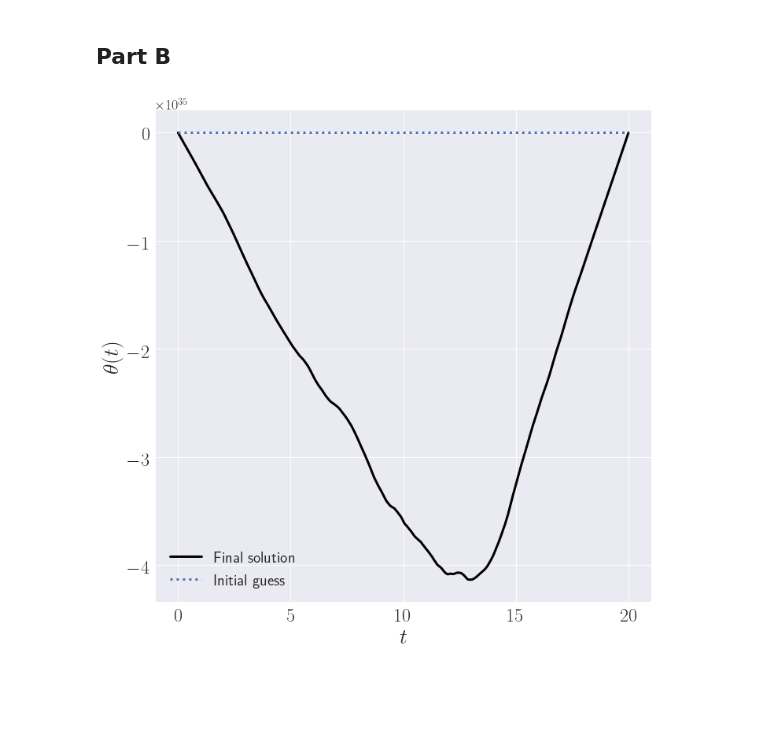
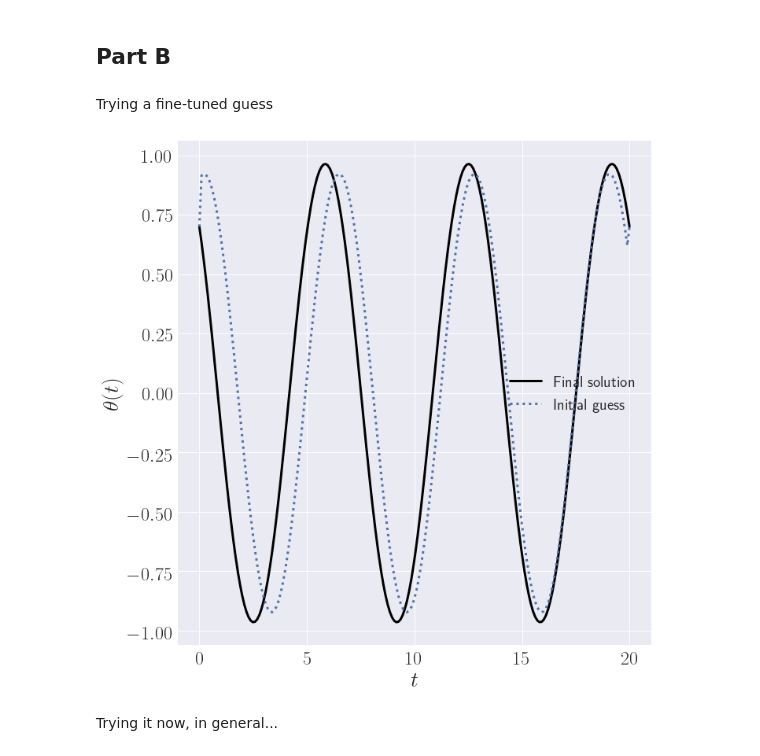
Before and after one commit to jnlucero96/apma922, a Jupyter notebook: assignment02/ipy_notebooks/A2Q1.ipynb, the cells around one changed output. Cells and saved outputs as stored; diff of their text form; code cells hidden in the pictures; blank space fills up the shorter version.

```diff
--- a/assignment02/ipy_notebooks/A2Q1.ipynb
+++ b/assignment02/ipy_notebooks/A2Q1.ipynb
@@ -80,8 +82,9 @@ class q1a(object):
         elif (self.guess_alternate == 2):
             initial_soln[1:-1] = 0.7 + 1.0*sin(0.5*t_pts[1:-1])
         elif (self.guess_alternate == 3):
-#             initial_soln[1:-1] = alpha*cos(t_pts[1:-1]) + ((beta-alpha*cos(T))/(T*cos(T)))*cos(t_pts[1:-1])
             initial_soln[1:-1] = 0.7*cos(t_pts[1:-1]) + 2.0*sin(t_pts[1:-1])
+        elif (self.guess_alternate == 4):
+                initial_soln[1:-1] = 0.9*cos(t_pts[1:-1]) + 0.2*sin(t_pts[1:-1])
         else:
             initial_soln[1:-1] = 0.7*cos(t_pts[1:-1]) + 0.5*sin(t_pts[1:-1])
 
@@ -257,10 +260,14 @@ sample_q1a4.get_plot(prefix="q1a_alt_guess")
 [figure]
 # %% [markdown]
 ## Part B
+# %% [markdown]
+Trying a fine-tuned guess
 # %%
-sample_q1b = q1a(m=1000, T=20.0, guess_alternate=1)
+sample_q1b = q1a(m=200, T=20.0, guess_alternate=4)
 sample_q1b.run_iteration()
-sample_q1b.get_plot(prefix="q2b_long")
+sample_q1b.get_plot("q1b_long")
 # %% [output]
-[figure, old version]
+[figure, new version]
+# %% [markdown]
+Trying it now, in general...
 # %%
```
Also changed, not shown: parts of 3 cells of this notebook, 1 other file.
